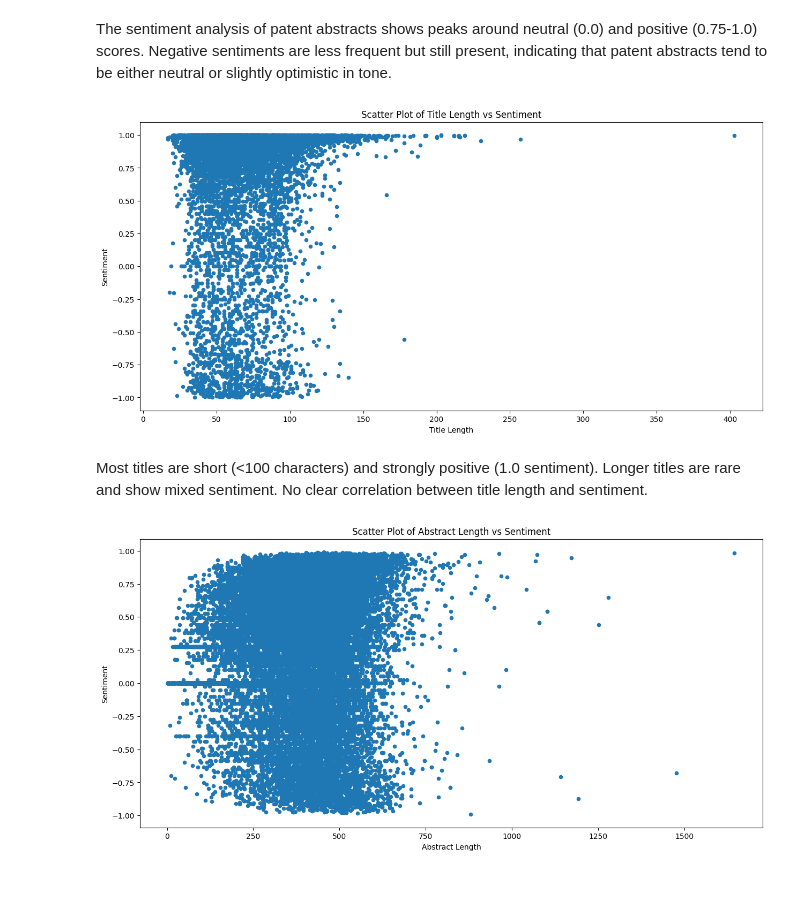
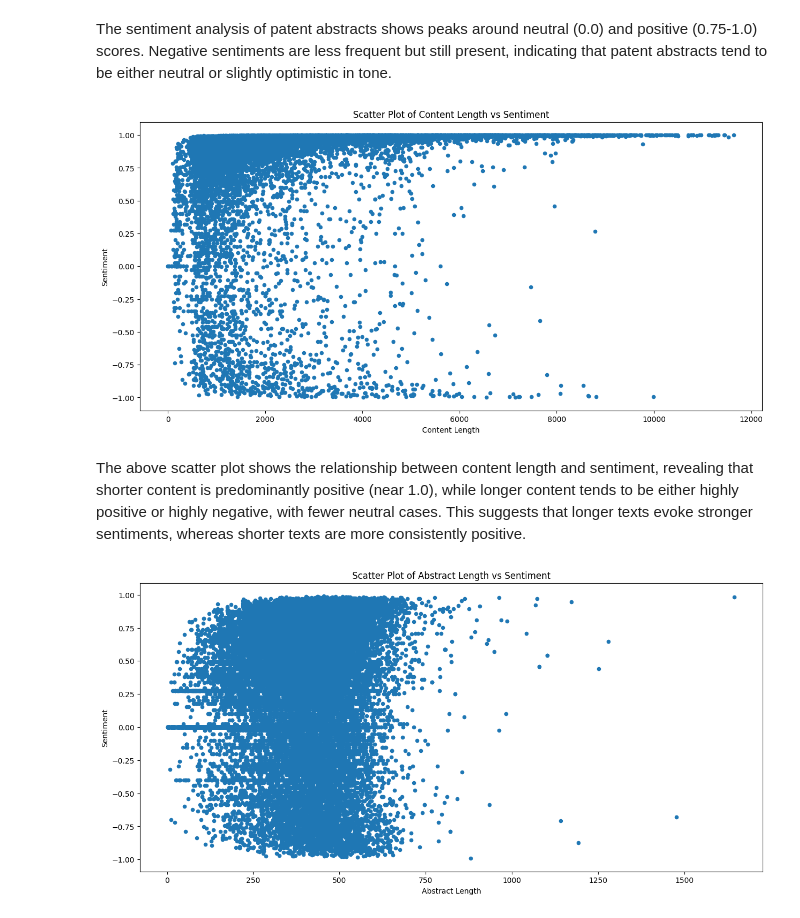
Before and after one commit to cmimholz/computational-language-technology-project, a Jupyter notebook: notebooks/stage1.ipynb, the cells around one changed output. Cells and saved outputs as stored; diff of their text form; code cells hidden in the pictures; blank space fills up the shorter version.

```diff
--- a/notebooks/stage1.ipynb
+++ b/notebooks/stage1.ipynb
@@ -823,9 +785,9 @@ The graph illustrates the monthly distribution of patents from January 2022 to S
 # We will add some basic text features to the data
 
 # Add 'Review lenght'
-media_df['title_length'] = media_df['title'].astype(str).apply(len)
+media_df['content_length'] = media_df['content'].astype(str).apply(len)
 # Add simple token count
-media_df['number_tokens'] = media_df['title'].apply(lambda x: len(str(x).split()))
+media_df['number_tokens'] = media_df['content'].apply(lambda x: len(str(x).split()))
 
 # Add 'Review lenght'
 patent_df['abrtract_length'] = patent_df['abstract'].astype(str).apply(len)
@@ -967,15 +929,15 @@ plt.show()
 # %% [markdown]
 The sentiment analysis of patent abstracts shows peaks around neutral (0.0) and positive (0.75-1.0) scores. Negative sentiments are less frequent but still present, indicating that patent abstracts tend to be either neutral or slightly optimistic in tone.
 # %%
-media_df.plot(kind='scatter', x='title_length', y='sentiment', figsize=(15,7))
-plt.xlabel('Title Length')
+media_df.plot(kind='scatter', x='content_length', y='sentiment', figsize=(15,7))
+plt.xlabel('Content Length')
 plt.ylabel('Sentiment')
-plt.title('Scatter Plot of Title Length vs Sentiment')
+plt.title('Scatter Plot of Content Length vs Sentiment')
 plt.show()
 # %% [output]
-[figure, old version]
+[figure, new version]
-# %% [markdown]
-Most titles are short (<100 characters) and strongly positive (1.0 sentiment). Longer titles are rare and show mixed sentiment. No clear correlation between title length and sentiment.
+# %% [markdown]
+The above scatter plot shows the relationship between content length and sentiment, revealing that shorter content is predominantly positive (near 1.0), while longer content tends to be either highly positive or highly negative, with fewer neutral cases. This suggests that longer texts evoke stronger sentiments, whereas shorter texts are more consistently positive.
 # %%
 patent_df.plot(kind='scatter', x='abrtract_length', y='sentiment', figsize=(15,7))
 plt.xlabel('Abstract Length')
```
Also changed, not shown: parts of 30 cells of this notebook.
